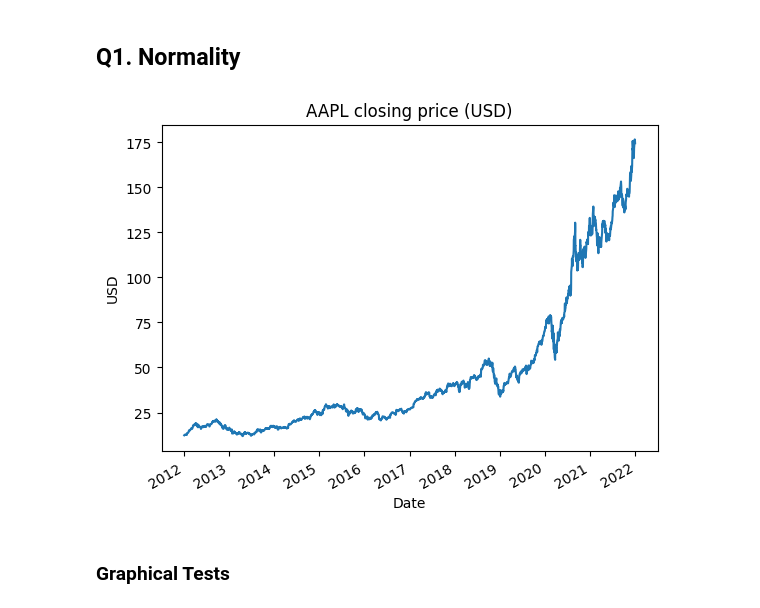
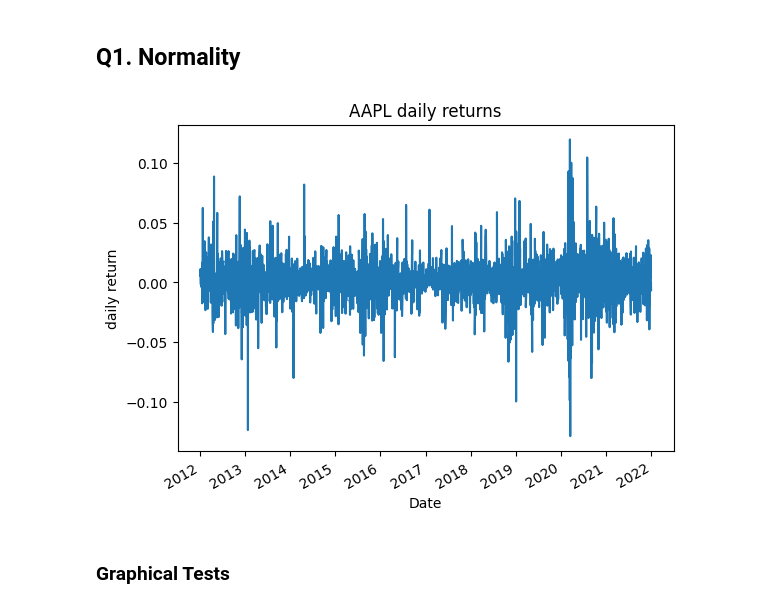
Before and after one commit to abil-nrg/takehome-quant, a Jupyter notebook: figures.ipynb, the cells around one changed output. Drawn from its saved outputs; the diff is of its cells as text; code cells hidden in the pictures.

```diff
--- a/figures.ipynb
+++ b/figures.ipynb
@@ -21,16 +31,17 @@ date_end = '2021-12-31'
 # %%
 tname = 'AAPL'
 ticker = yf.Ticker(tname)
 pnl = ticker.history(start=date_start,
                		end = date_end)
 close = pnl['Close']
-plt.title(f"{tname} closing price (USD)")
+returns = close.pct_change().dropna() #go from 0-1 to 0-100
+plt.title(f"{tname} daily returns")
 plt.xlabel("Year")
-plt.ylabel("USD")
-close.plot()
+plt.ylabel("daily return")
+returns.plot()
 plt.show()
 # %% [output]
-[figure, old version]
+[figure, new version]
 # %% [markdown]
 ### Graphical Tests
 # %%
```
Also changed, not shown: parts of 30 cells of this notebook, 13 other files.
